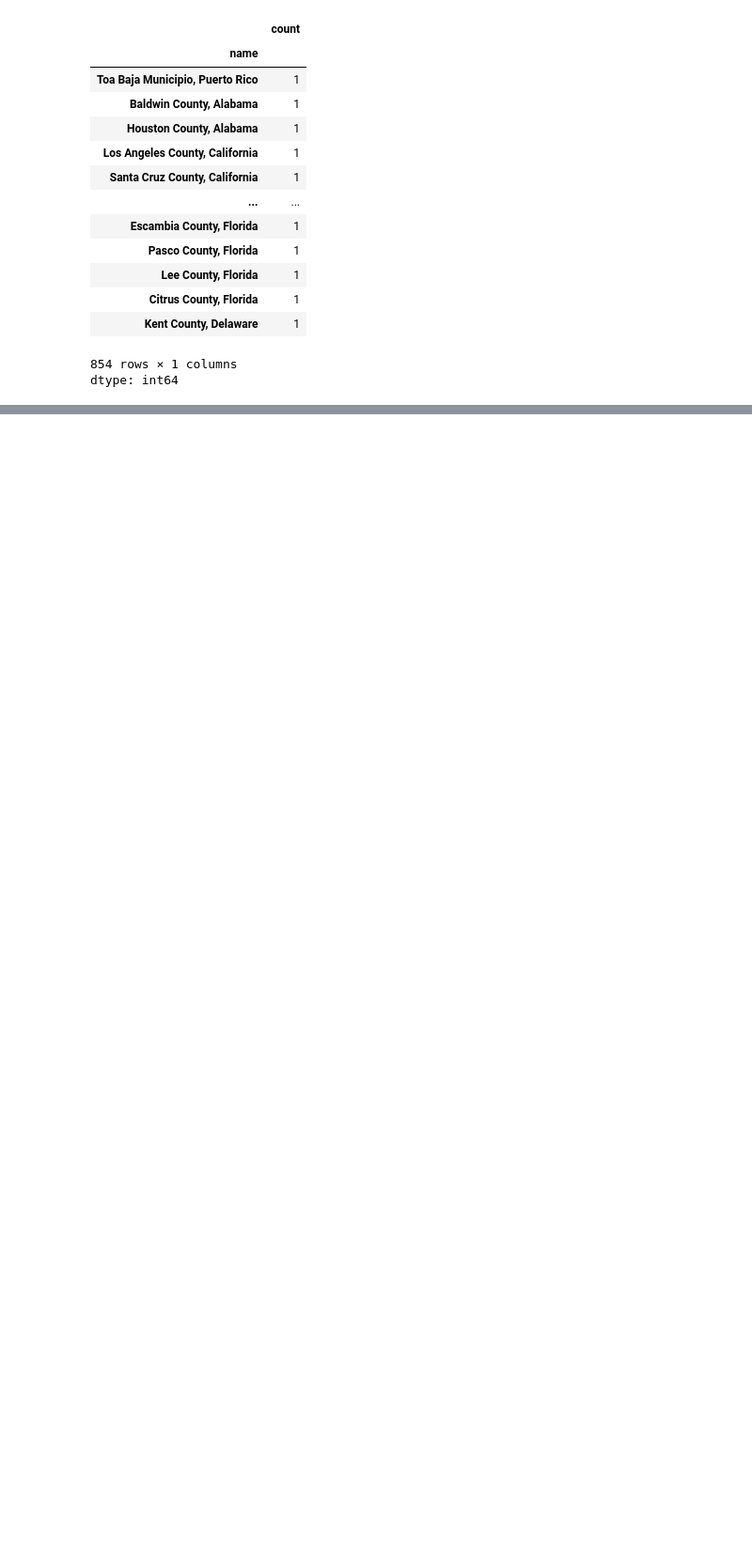
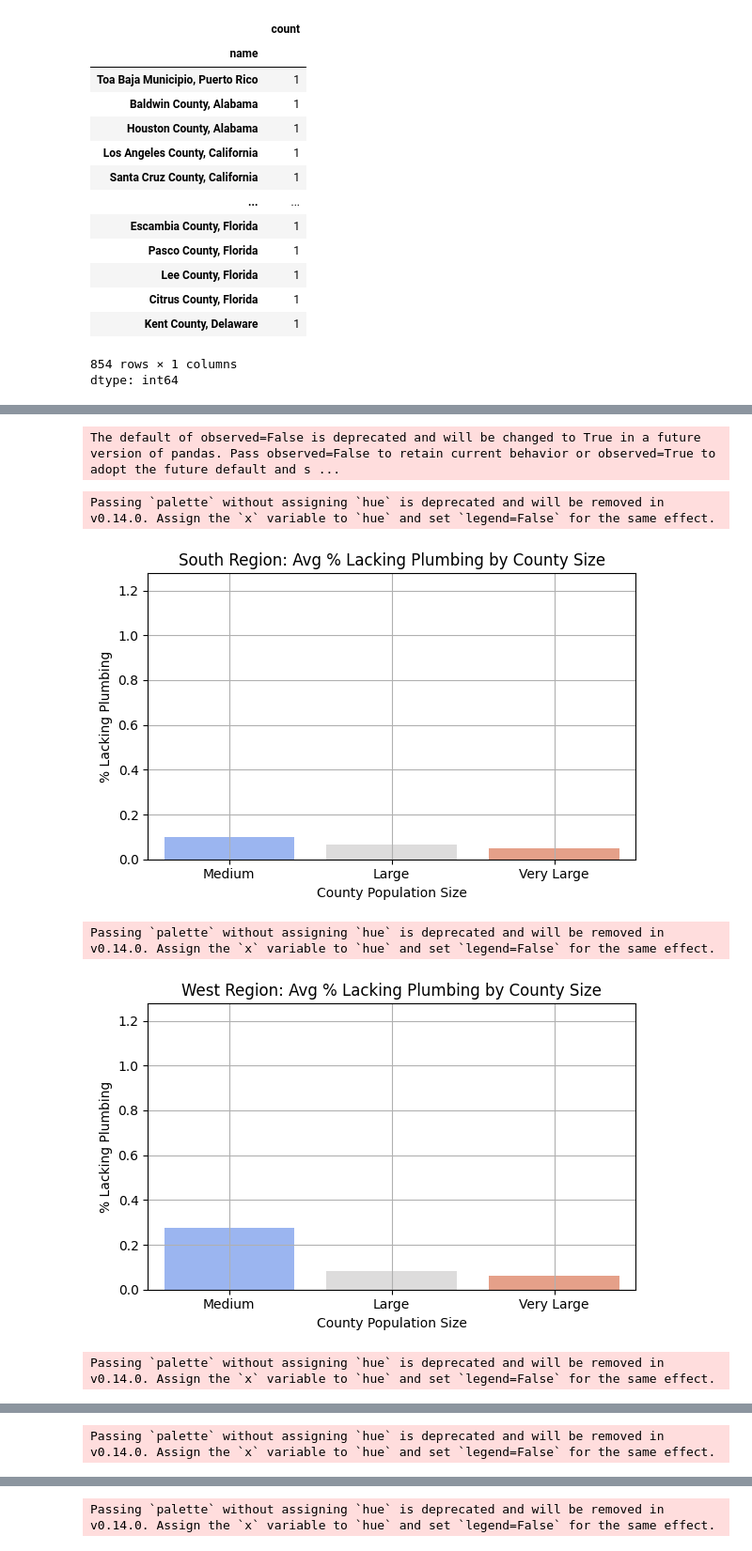
Before and after one commit to MoeinTA/Water-Insecurity, a Jupyter notebook: Water_Insecurity.ipynb, the cells around one changed output, grey strips where cells are left out. Shown at 94% size. Saved outputs shown, nothing was run; the diff lists cells and outputs as text; code cells hidden in the pictures; blank space fills up the shorter version.

```diff
--- a/Water_Insecurity.ipynb
+++ b/Water_Insecurity.ipynb
@@ -194,0 +300,33 @@ dtype: int64
+# %%
+bins=[50000, 200000, 1000000, float('inf')]
+labels=['Medium', 'Large', 'Very Large']
+
+water_insec23['pop_size_category'] = pd.cut(water_insec23['total_pop'], bins=bins, labels=labels)
+
+grouped = water_insec23.groupby(['region', 'pop_size_category'])['percent_lacking_plumbing'].mean().reset_index()
+# %% [output]
+The default of observed=False is deprecated and will be changed to True in a future version of pandas. Pass observed=False to retain current behavior or observed=True to adopt the future default and s ...
+# %%
+import seaborn as sns
+import matplotlib.pyplot as plt
+
+regions = water_insec23['region'].unique()
+
+for region in regions:
+    data = grouped[grouped['region'] == region]
+
+    plt.figure(figsize=(6,4))
+    sns.barplot(data=data, x='pop_size_category', y='percent_lacking_plumbing', palette='coolwarm')
+    plt.title(f'{region} Region: Avg % Lacking Plumbing by County Size')
+    plt.xlabel('County Population Size')
+    plt.ylabel('% Lacking Plumbing')
+    plt.ylim(0, grouped['percent_lacking_plumbing'].max() + 1)
+    plt.grid(True)
+    plt.tight_layout()
+    plt.show()
+# %% [output]
+Passing `palette` without assigning `hue` is deprecated and will be removed in v0.14.0. Assign the `x` variable to `hue` and set `legend=False` for the same effect.
+[figure, added]
+Passing `palette` without assigning `hue` is deprecated and will be removed in v0.14.0. Assign the `x` variable to `hue` and set `legend=False` for the same effect.
+[figure, added]
+Passing `palette` without assigning `hue` is deprecated and will be removed in v0.14.0. Assign the `x` variable to `hue` and set `legend=False` for the same effect.
@@ -194,0 +334 @@ dtype: int64
+Passing `palette` without assigning `hue` is deprecated and will be removed in v0.14.0. Assign the `x` variable to `hue` and set `legend=False` for the same effect.
@@ -194,0 +336 @@ dtype: int64
+Passing `palette` without assigning `hue` is deprecated and will be removed in v0.14.0. Assign the `x` variable to `hue` and set `legend=False` for the same effect.
```
Also changed, not shown: parts of 13 cells of this notebook.
